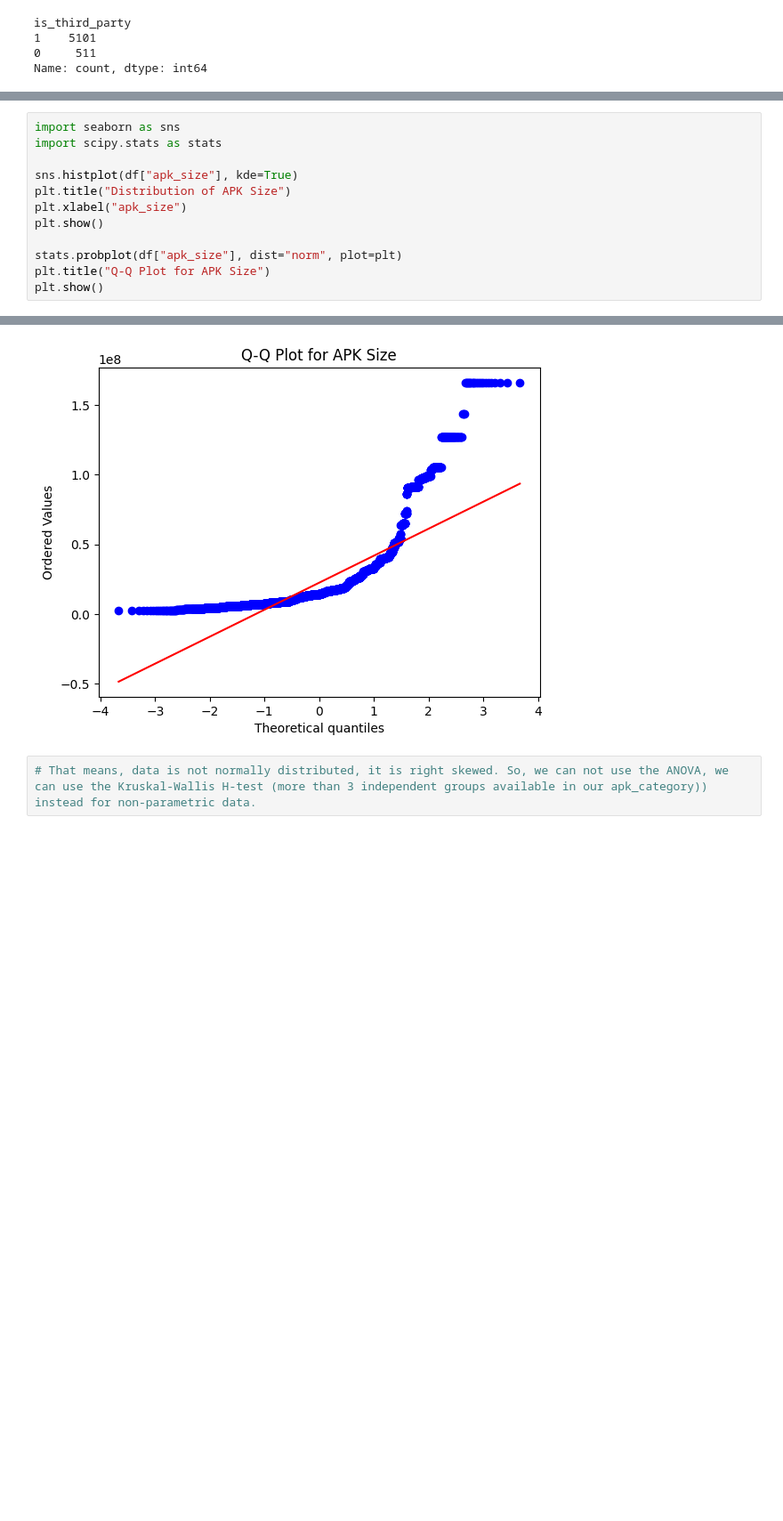
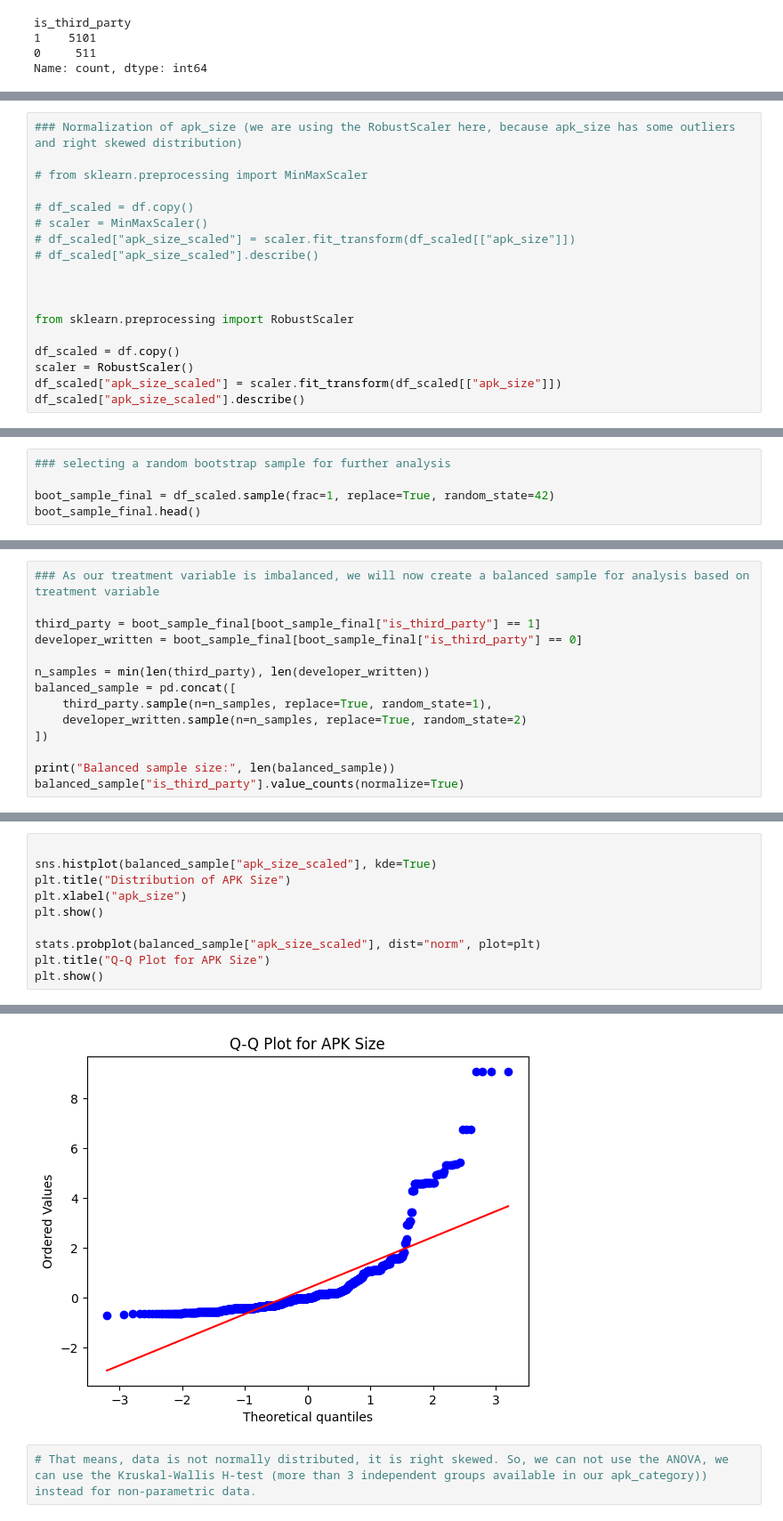
Before and after one commit to MdAkramKhanJehad/ci4security, a Jupyter notebook: causal_analysis/causal_analysis.ipynb, the cells around one changed output, grey strips where cells are left out. Shown at 89% size. Cells and saved outputs as stored; diff of their text form; blank space fills up the shorter version.

```diff
--- a/causal_analysis/causal_analysis.ipynb
+++ b/causal_analysis/causal_analysis.ipynb
@@ -81,0 +83,18 @@ Name: count, dtype: int64
+# %%
+### Normalization of apk_size (we are using the RobustScaler here, because apk_size has some outliers and right skewed distribution)
+
+# from sklearn.preprocessing import MinMaxScaler
+
+# df_scaled = df.copy()
+# scaler = MinMaxScaler()
+# df_scaled["apk_size_scaled"] = scaler.fit_transform(df_scaled[["apk_size"]])
+# df_scaled["apk_size_scaled"].describe()
+
+
+
+from sklearn.preprocessing import RobustScaler
+
+df_scaled = df.copy()
+scaler = RobustScaler()
+df_scaled["apk_size_scaled"] = scaler.fit_transform(df_scaled[["apk_size"]])
+df_scaled["apk_size_scaled"].describe()
@@ -81,0 +167,5 @@ Name: count, dtype: int64
+# %%
+### selecting a random bootstrap sample for further analysis
+
+boot_sample_final = df_scaled.sample(frac=1, replace=True, random_state=42)
+boot_sample_final.head()
@@ -81,0 +179,14 @@ Name: count, dtype: int64
+# %%
+### As our treatment variable is imbalanced, we will now create a balanced sample for analysis based on treatment variable
+
+third_party = boot_sample_final[boot_sample_final["is_third_party"] == 1]
+developer_written = boot_sample_final[boot_sample_final["is_third_party"] == 0]
+
+n_samples = min(len(third_party), len(developer_written))
+balanced_sample = pd.concat([
+    third_party.sample(n=n_samples, replace=True, random_state=1),
+    developer_written.sample(n=n_samples, replace=True, random_state=2)
+])
+
+print("Balanced sample size:", len(balanced_sample))
+balanced_sample["is_third_party"].value_counts(normalize=True)
@@ -329,13 +517,11 @@ p value:0.72
 # %%
-import seaborn as sns
-import scipy.stats as stats
 
-sns.histplot(df["apk_size"], kde=True)
+sns.histplot(balanced_sample["apk_size_scaled"], kde=True)
 plt.title("Distribution of APK Size")
 plt.xlabel("apk_size")
 plt.show()
 
-stats.probplot(df["apk_size"], dist="norm", plot=plt)
+stats.probplot(balanced_sample["apk_size_scaled"], dist="norm", plot=plt)
 plt.title("Q-Q Plot for APK Size")
 plt.show()
 # %% [output]
@@ -343,3 +529,3 @@ plt.show()
-[figure, old version]
+[figure, new version]
 # %%
 # That means, data is not normally distributed, it is right skewed. So, we can not use the ANOVA, we can use the Kruskal-Wallis H-test (more than 3 independent groups available in our apk_category)) instead for non-parametric data.
```
Also changed, not shown: parts of 30 cells of this notebook, 1 other file.
